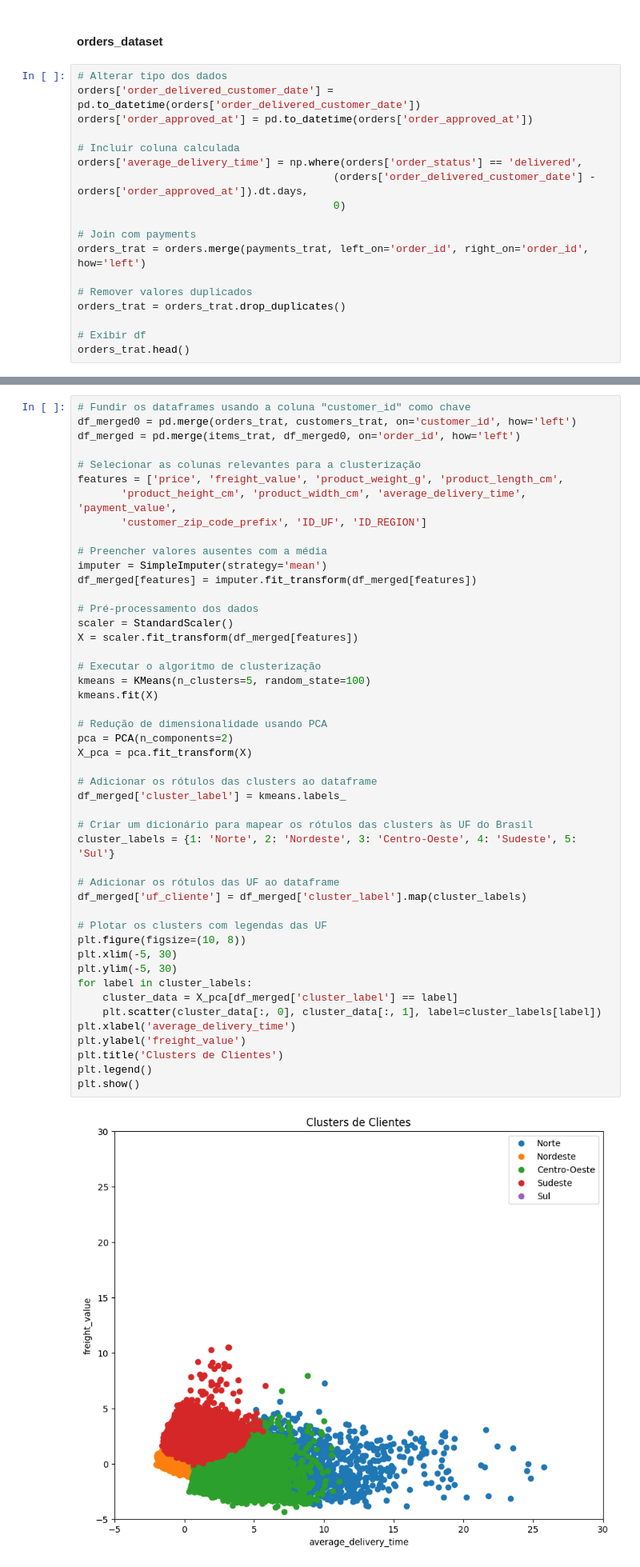
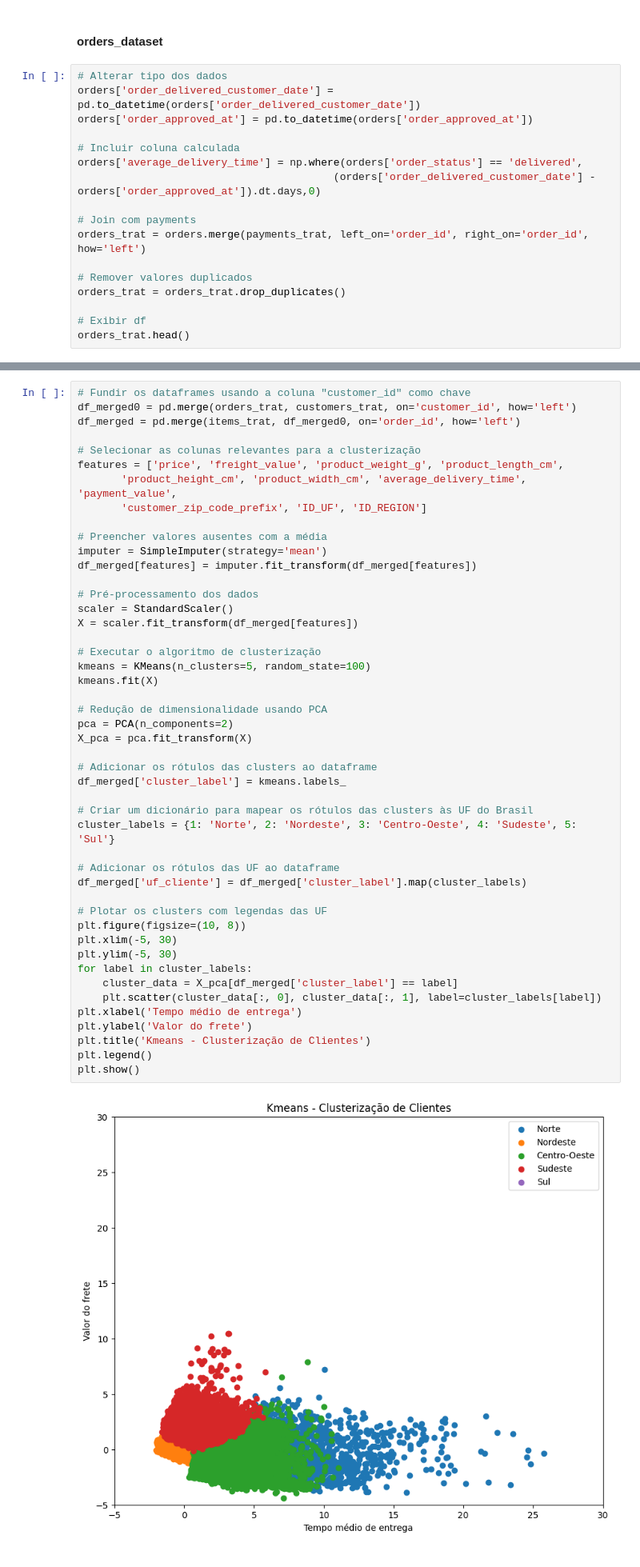
Before and after one commit to felipepitta/PUC_Brazilian_Ecommerce, a Jupyter notebook: Code_Brazilian_Ecommerce.ipynb, the cells around one changed output, grey strips where cells are left out. Shown at 80% size. Saved outputs shown, nothing was run; the diff lists cells and outputs as text.

```diff
--- a/Code_Brazilian_Ecommerce.ipynb
+++ b/Code_Brazilian_Ecommerce.ipynb
@@ -329,8 +308,7 @@ orders['order_approved_at'] = pd.to_datetime(orders['order_approved_at'])
 
 # Incluir coluna calculada
 orders['average_delivery_time'] = np.where(orders['order_status'] == 'delivered',
-                                         (orders['order_delivered_customer_date'] - orders['order_approved_at']).dt.days,
-                                         0)
+                                         (orders['order_delivered_customer_date'] - orders['order_approved_at']).dt.days,0)
 
 # Join com payments
 orders_trat = orders.merge(payments_trat, left_on='order_id', right_on='order_id', how='left')
@@ -416,37 +394,37 @@ df_merged[features] = imputer.fit_transform(df_merged[features])
 scaler = StandardScaler()
 X = scaler.fit_transform(df_merged[features])
 
 # Executar o algoritmo de clusterização
 kmeans = KMeans(n_clusters=5, random_state=100)
 kmeans.fit(X)
 
 # Redução de dimensionalidade usando PCA
 pca = PCA(n_components=2)
 X_pca = pca.fit_transform(X)
 
 # Adicionar os rótulos das clusters ao dataframe
 df_merged['cluster_label'] = kmeans.labels_
 
 # Criar um dicionário para mapear os rótulos das clusters às UF do Brasil
 cluster_labels = {1: 'Norte', 2: 'Nordeste', 3: 'Centro-Oeste', 4: 'Sudeste', 5: 'Sul'}
 
 # Adicionar os rótulos das UF ao dataframe
 df_merged['uf_cliente'] = df_merged['cluster_label'].map(cluster_labels)
 
 # Plotar os clusters com legendas das UF
 plt.figure(figsize=(10, 8))
 plt.xlim(-5, 30)
 plt.ylim(-5, 30)
 for label in cluster_labels:
     cluster_data = X_pca[df_merged['cluster_label'] == label]
     plt.scatter(cluster_data[:, 0], cluster_data[:, 1], label=cluster_labels[label])
-plt.xlabel('average_delivery_time')
-plt.ylabel('freight_value')
-plt.title('Clusters de Clientes')
+plt.xlabel('Tempo médio de entrega')
+plt.ylabel('Valor do frete')
+plt.title('Kmeans - Clusterização de Clientes')
 plt.legend()
 plt.show()
 # %% [output]
-[figure, old version]
+[figure, new version]
 # %% [markdown]
 Conclusão: Foi observada uma correlação entre o custo do transporte e a duração média de entrega, indicando que as regiões Norte e Centro-Oeste têm um tempo de entrega mais longo. Além disso, ao aplicar o modelo K-means, não foram encontrados valores atípicos significativos no montante do frete. Conclui-se, portanto, que essas regiões enfrentam um maior tempo de entrega, enquanto os valores de frete se mantêm dentro da normalidade.
 # %% [markdown]
```
Also changed, not shown: parts of 16 cells of this notebook, 1 other file.
